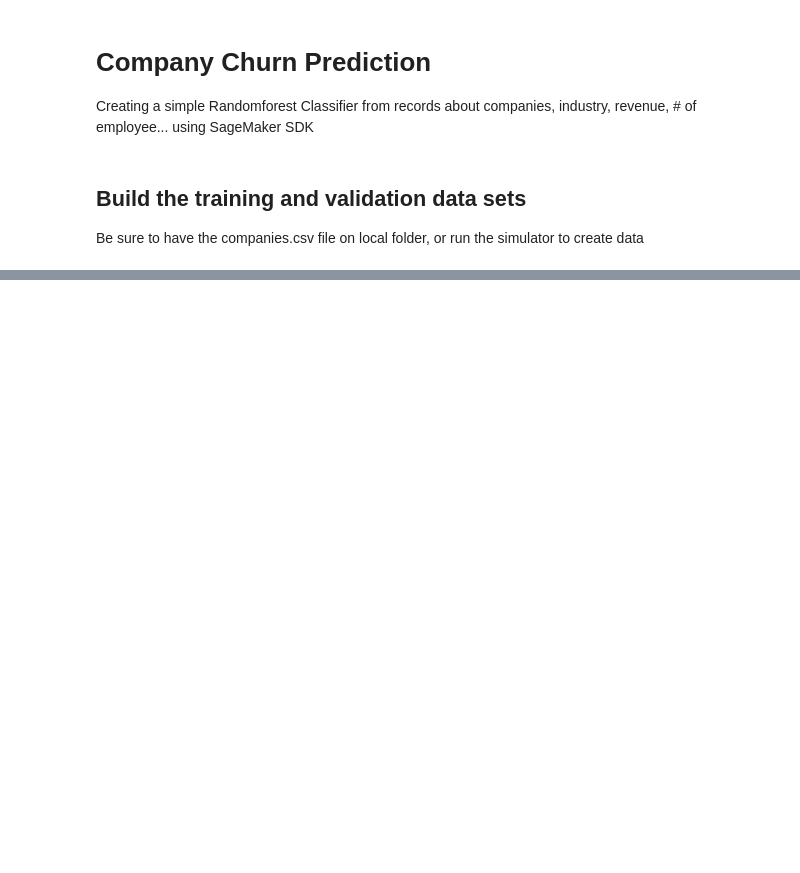
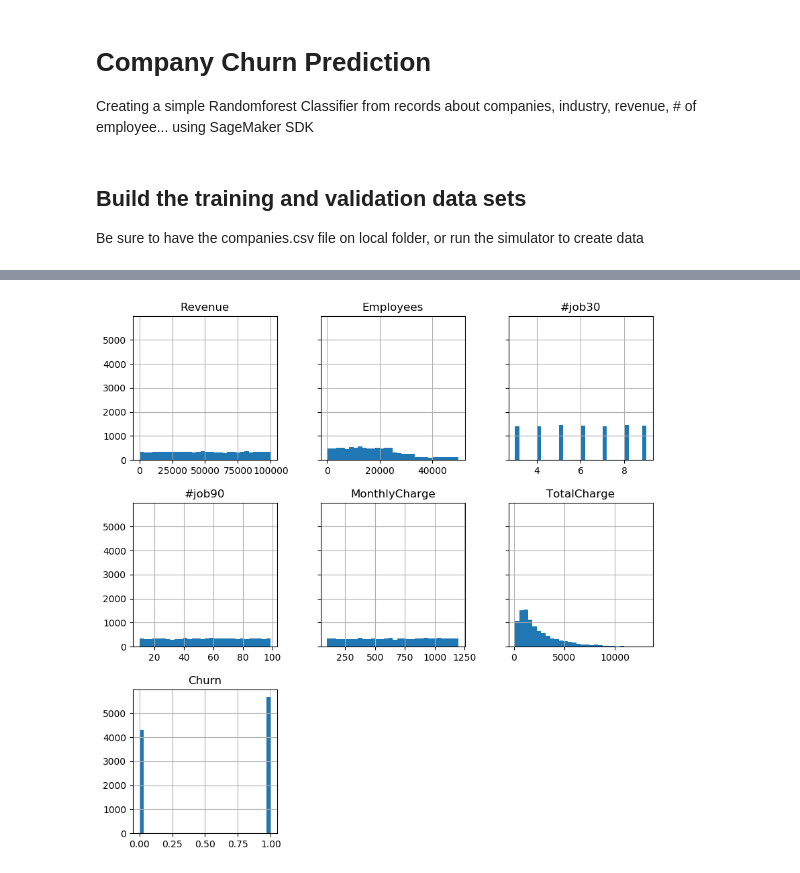
Before and after one commit to jbcodeforce/big-data-tenant-analytics, a Jupyter notebook: CompanyRisk/company-churn-sm.ipynb, the cells around one changed output, grey strips where cells are left out. Drawn from its saved outputs; the diff is of its cells as text; code cells hidden in the pictures; blank space fills up the shorter version.

```diff
--- a/CompanyRisk/company-churn-sm.ipynb
+++ b/CompanyRisk/company-churn-sm.ipynb
@@ -28 +71,6 @@ df.info()
+# %%
+%matplotlib inline
+hist = df.hist(bins=30, sharey=True, figsize=(10, 10))
+# %% [output]
+[figure, added]
 # %%
```
Also changed, not shown: parts of 16 cells of this notebook, 21 other files.
